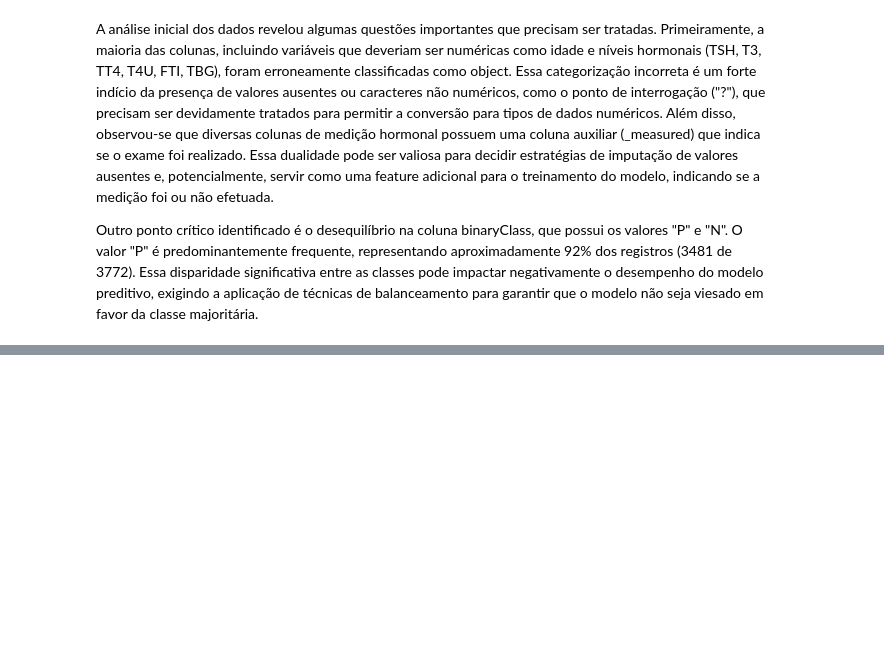
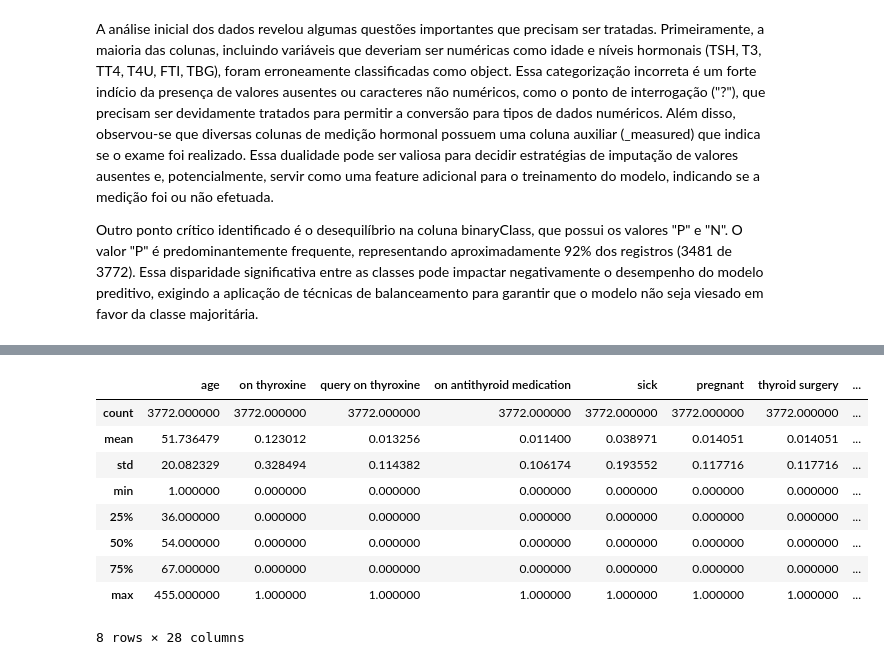
Before and after one commit to ottoinspace/Projeto-Final-EBAC-Hypothyroid, a Jupyter notebook: Projeto_Final_EBAC_Hypothyroid.ipynb, the cells around one changed output, grey strips where cells are left out. Saved outputs shown, nothing was run; the diff lists cells and outputs as text; code cells hidden in the pictures; blank space fills up the shorter version.

```diff
--- a/Projeto_Final_EBAC_Hypothyroid.ipynb
+++ b/Projeto_Final_EBAC_Hypothyroid.ipynb
@@ -61,0 +64,7 @@ Outro ponto crítico identificado é o desequilíbrio na coluna binaryClass, que
+# %%
+# Conversão de "?" para NaN
+df.replace("?", np.nan, inplace=True)
+# %%
+# Conversão de Tipos Numéricos
+numerical_cols = ['age', 'TSH', 'T3', 'TT4', 'T4U', 'FTI', 'TBG']
+df[numerical_cols] = df[numerical_cols].apply(pd.to_numeric, errors='coerce')
@@ -61,0 +107,13 @@ Outro ponto crítico identificado é o desequilíbrio na coluna binaryClass, que
+# %%
+df.describe()
+# %% [output]
+|  | age | on thyroxine | query on thyroxine | on antithyroid medication | sick | pregnant | thyroid surgery | ... |
+| count | 3772.000000 | 3772.000000 | 3772.000000 | 3772.000000 | 3772.000000 | 3772.000000 | 3772.000000 | ... |
+| mean | 51.736479 | 0.123012 | 0.013256 | 0.011400 | 0.038971 | 0.014051 | 0.014051 | ... |
+| std | 20.082329 | 0.328494 | 0.114382 | 0.106174 | 0.193552 | 0.117716 | 0.117716 | ... |
+| min | 1.000000 | 0.000000 | 0.000000 | 0.000000 | 0.000000 | 0.000000 | 0.000000 | ... |
+| 25% | 36.000000 | 0.000000 | 0.000000 | 0.000000 | 0.000000 | 0.000000 | 0.000000 | ... |
+| 50% | 54.000000 | 0.000000 | 0.000000 | 0.000000 | 0.000000 | 0.000000 | 0.000000 | ... |
+| 75% | 67.000000 | 0.000000 | 0.000000 | 0.000000 | 0.000000 | 0.000000 | 0.000000 | ... |
+| max | 455.000000 | 1.000000 | 1.000000 | 1.000000 | 1.000000 | 1.000000 | 1.000000 | ... |
+8 rows × 28 columns
```
Also changed, not shown: parts of 9 cells of this notebook.
